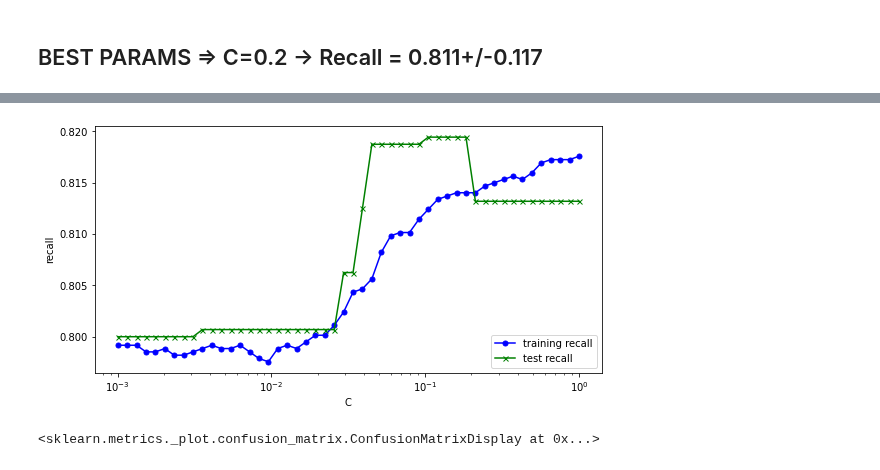
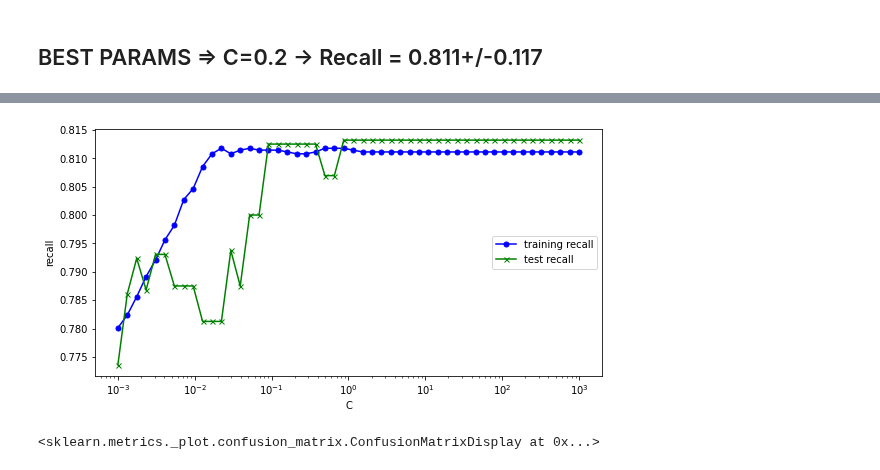
Before and after one commit to JaviCeRodriguez/Heart-Failure-ML, a Jupyter notebook: classification_v2.ipynb, the cells around one changed output, grey strips where cells are left out. Cells and saved outputs as stored; diff of their text form; code cells hidden in the pictures.

```diff
--- a/classification_v2.ipynb
+++ b/classification_v2.ipynb
@@ -146,4 +147,4 @@ def train_test_curve (model,param,param_range):
                 ,label='test recall')
     plt.xlabel(param)
     plt.ylabel(score_metric)
-    plt.legend(loc='lower right')
+    plt.legend(loc='center right')
@@ -156,7 +170,7 @@ def train_test_curve (model,param,param_range):
 # %% [markdown]
 ## BEST PARAMS => C=0.2 -> Recall = 0.811+/-0.117
 # %%
-lr_model = LogisticRegression(fit_intercept=False, dual=False, max_iter=40000,C=0.2)
+lr_model = LogisticRegression(fit_intercept=False, dual=False, max_iter=40000,C=2)
 lr_model.fit(feat_train,targ_train)
 lr_scoring = cross_val_score(lr_model, feat_train, targ_train,cv=10, scoring=score_metric)
 print("Cross Validation Score: {:.3f} +/- {:.3f}".format(lr_scoring.mean(),lr_scoring.std()))
@@ -175,7 +193,7 @@ weighted avg       0.75      0.75      0.74       326
 # %%
-train_test_curve(lr_model,"C",np.logspace(-3,0,50))
+train_test_curve(lr_model,"C",np.logspace(-3,3,50))
 # %% [output]
-[figure, old version]
+[figure, new version]
 # %%
 cm = confusion_matrix(targ_train, lr_predicted)
 disp = ConfusionMatrixDisplay(confusion_matrix=cm)
```
Also changed, not shown: parts of 27 cells of this notebook, 2 other files.
